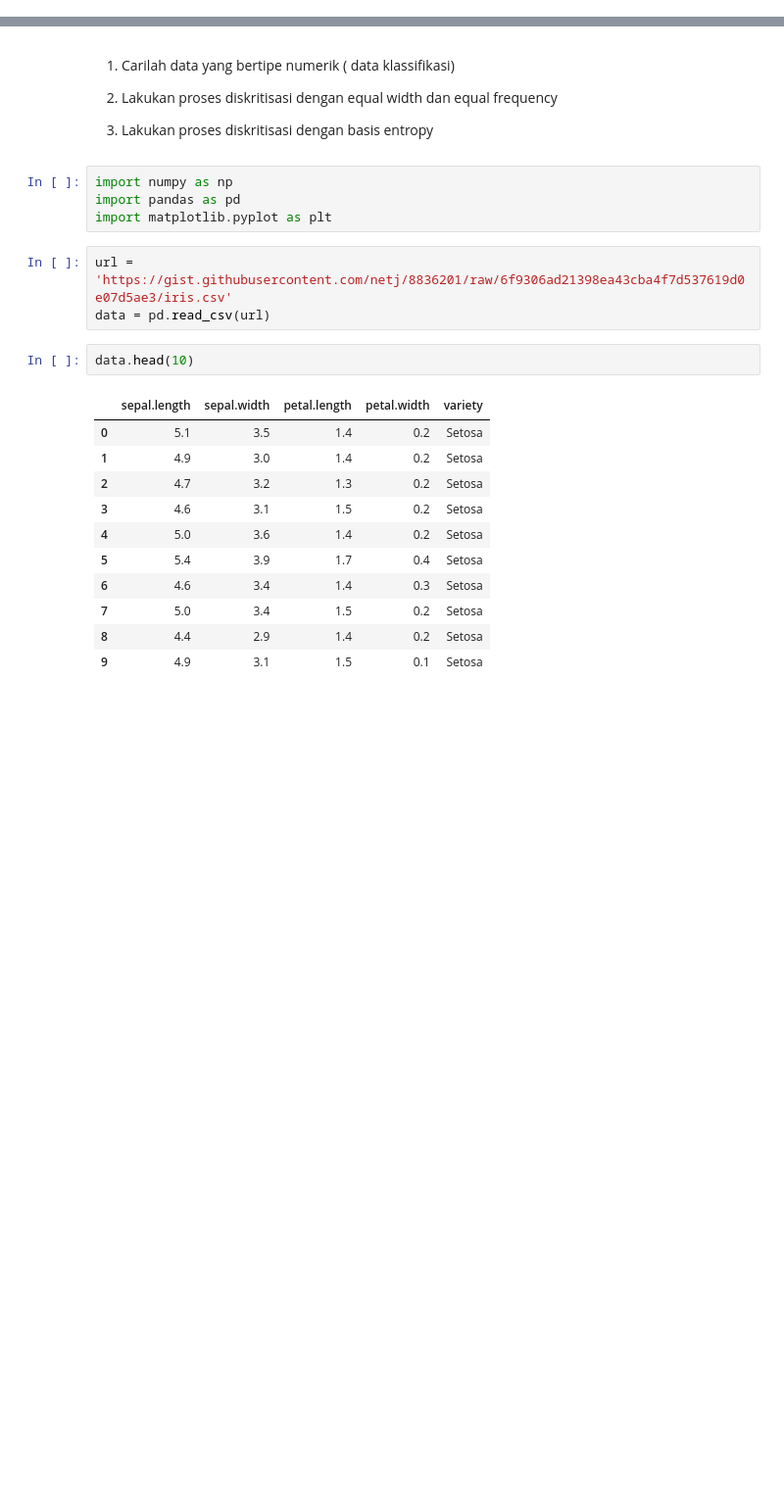
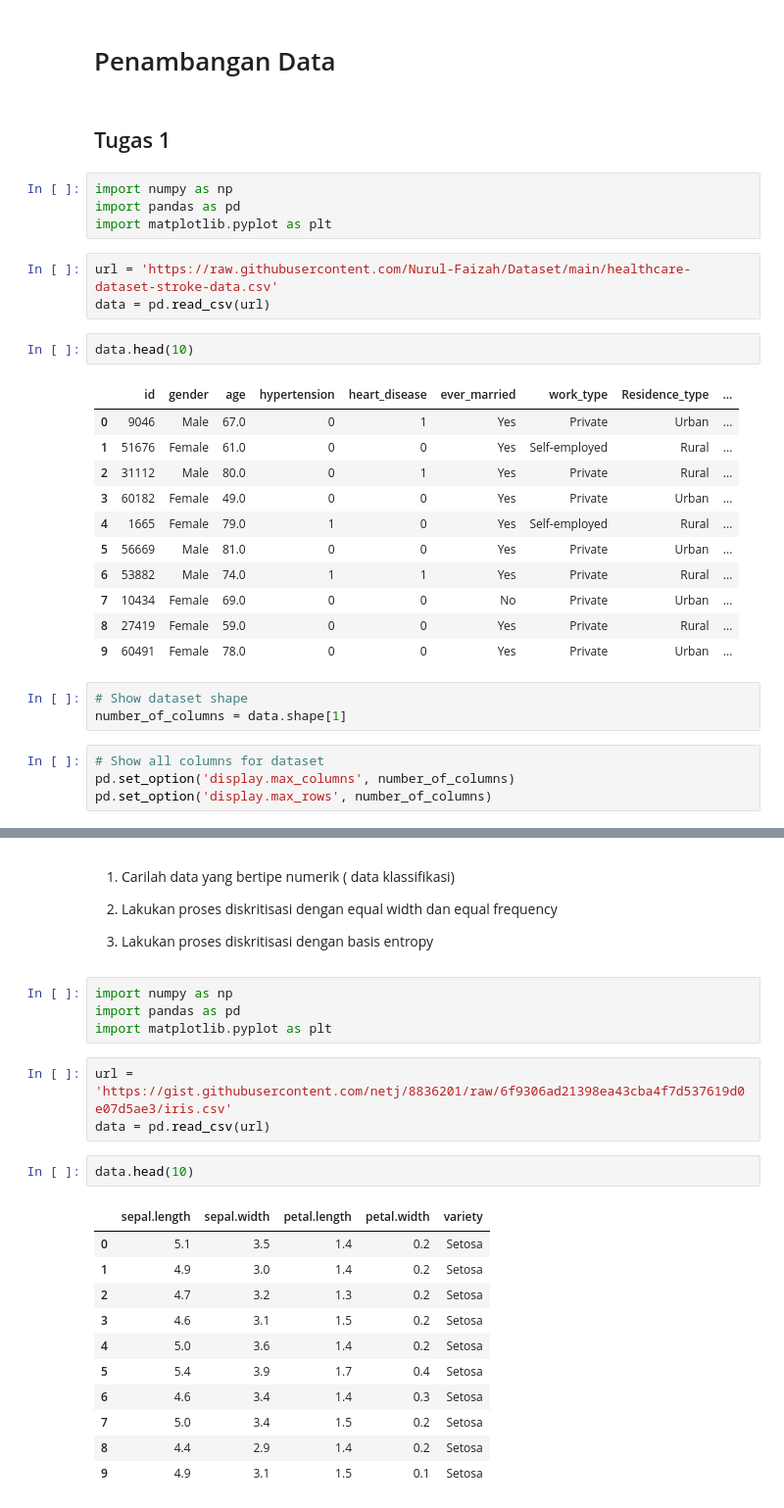
Before and after one commit to Nurul-Faizah/datamining, a Jupyter notebook: _sources/Tugas2.ipynb, the cells around one changed output, grey strips where cells are left out. Shown at 98% size. Cells and saved outputs as stored; diff of their text form; blank space fills up the shorter version.

```diff
--- a/_sources/Tugas2.ipynb
+++ b/_sources/Tugas2.ipynb
@@ -0,0 +1,32 @@
+# %% [markdown]
+# Penambangan Data
+# %% [markdown]
+## Tugas 1
+# %%
+import numpy as np
+import pandas as pd
+import matplotlib.pyplot as plt
+# %%
+url = 'https://raw.githubusercontent.com/Nurul-Faizah/Dataset/main/healthcare-dataset-stroke-data.csv'
+data = pd.read_csv(url)
+# %%
+data.head(10)
+# %% [output]
+|  | id | gender | age | hypertension | heart_disease | ever_married | work_type | Residence_type | ... |
+| 0 | 9046 | Male | 67.0 | 0 | 1 | Yes | Private | Urban | ... |
+| 1 | 51676 | Female | 61.0 | 0 | 0 | Yes | Self-employed | Rural | ... |
+| 2 | 31112 | Male | 80.0 | 0 | 1 | Yes | Private | Rural | ... |
+| 3 | 60182 | Female | 49.0 | 0 | 0 | Yes | Private | Urban | ... |
+| 4 | 1665 | Female | 79.0 | 1 | 0 | Yes | Self-employed | Rural | ... |
+| 5 | 56669 | Male | 81.0 | 0 | 0 | Yes | Private | Urban | ... |
+| 6 | 53882 | Male | 74.0 | 1 | 1 | Yes | Private | Rural | ... |
+| 7 | 10434 | Female | 69.0 | 0 | 0 | No | Private | Urban | ... |
+| 8 | 27419 | Female | 59.0 | 0 | 0 | Yes | Private | Rural | ... |
+| 9 | 60491 | Female | 78.0 | 0 | 0 | Yes | Private | Urban | ... |
+# %%
+# Show dataset shape
+number_of_columns = data.shape[1]
+# %%
+# Show all columns for dataset
+pd.set_option('display.max_columns', number_of_columns)
+pd.set_option('display.max_rows', number_of_columns)
```
Also changed, not shown: parts of 40 cells of this notebook, 7 other files.
